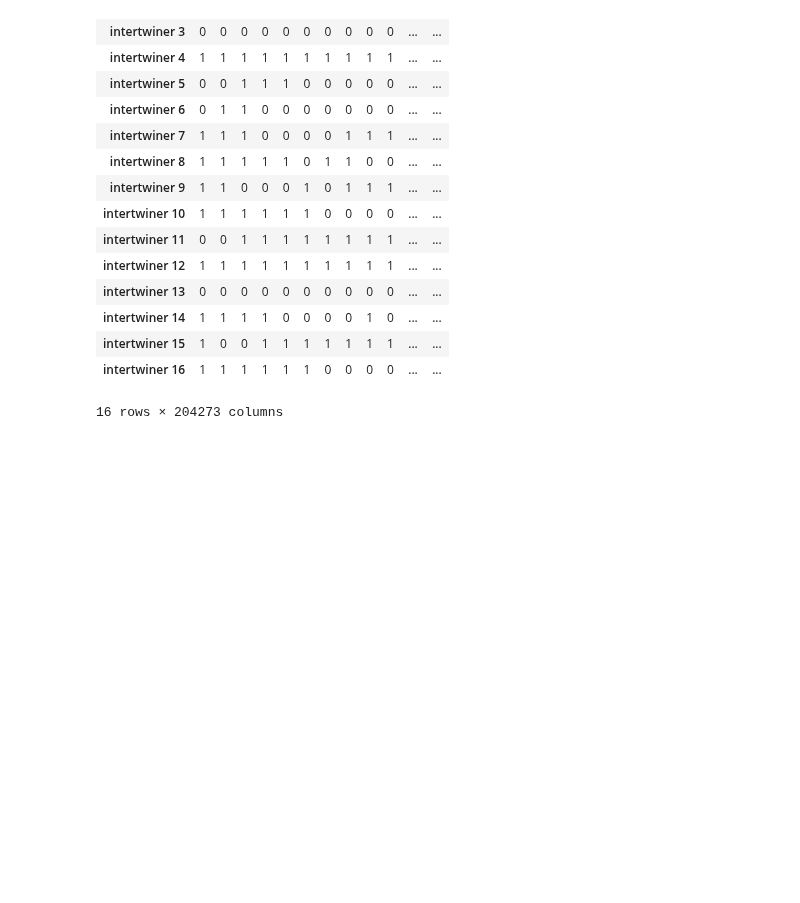
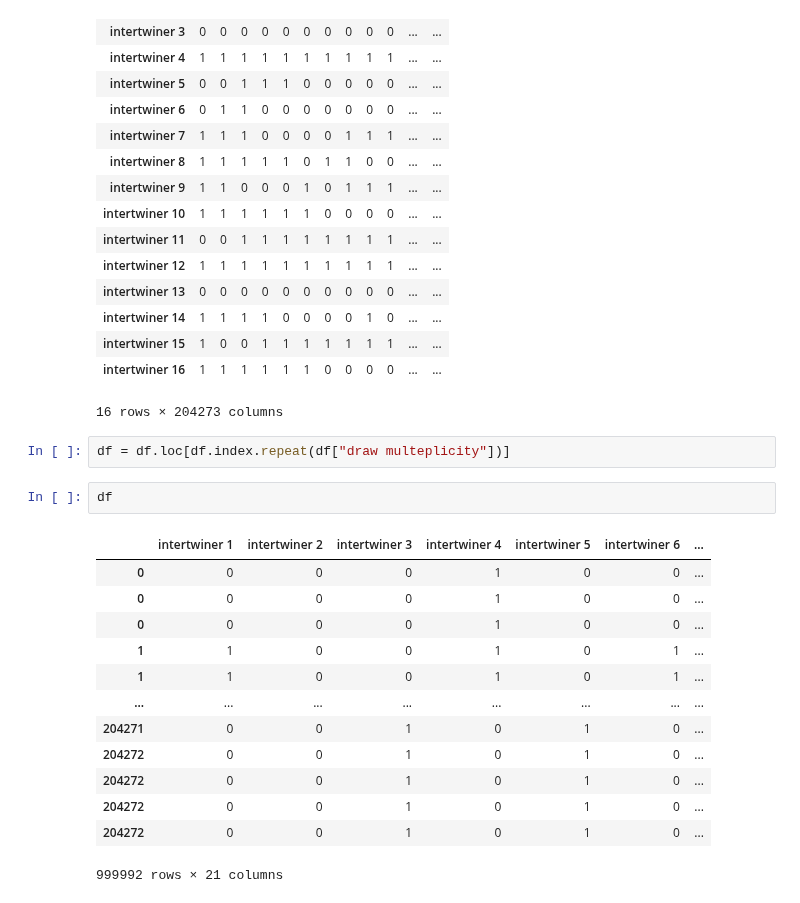
Before and after one commit to PietropaoloFrisoni/MCMC_16_cells_spinfoam, a Jupyter notebook: notebooks/Plots.ipynb, the cells around one changed output. Saved outputs shown, nothing was run; the diff lists cells and outputs as text; blank space fills up the shorter version.

```diff
--- a/notebooks/Plots.ipynb
+++ b/notebooks/Plots.ipynb
@@ -773,3 +773,21 @@ df.transpose()
 | intertwiner 15 | 1 | 0 | 0 | 1 | 1 | 1 | 1 | 1 | 1 | 1 | ... | ... |
 | intertwiner 16 | 1 | 1 | 1 | 1 | 1 | 1 | 0 | 0 | 0 | 0 | ... | ... |
 16 rows × 204273 columns
+# %%
+df = df.loc[df.index.repeat(df["draw multeplicity"])]
+# %%
+df
+# %% [output]
+|  | intertwiner 1 | intertwiner 2 | intertwiner 3 | intertwiner 4 | intertwiner 5 | intertwiner 6 | ... |
+| 0 | 0 | 0 | 0 | 1 | 0 | 0 | ... |
+| 0 | 0 | 0 | 0 | 1 | 0 | 0 | ... |
+| 0 | 0 | 0 | 0 | 1 | 0 | 0 | ... |
+| 1 | 1 | 0 | 0 | 1 | 0 | 1 | ... |
+| 1 | 1 | 0 | 0 | 1 | 0 | 1 | ... |
+| ... | ... | ... | ... | ... | ... | ... | ... |
+| 204271 | 0 | 0 | 1 | 0 | 1 | 0 | ... |
+| 204272 | 0 | 0 | 1 | 0 | 1 | 0 | ... |
+| 204272 | 0 | 0 | 1 | 0 | 1 | 0 | ... |
+| 204272 | 0 | 0 | 1 | 0 | 1 | 0 | ... |
+| 204272 | 0 | 0 | 1 | 0 | 1 | 0 | ... |
+999992 rows × 21 columns
```
Also changed, not shown: parts of 6 cells of this notebook.
